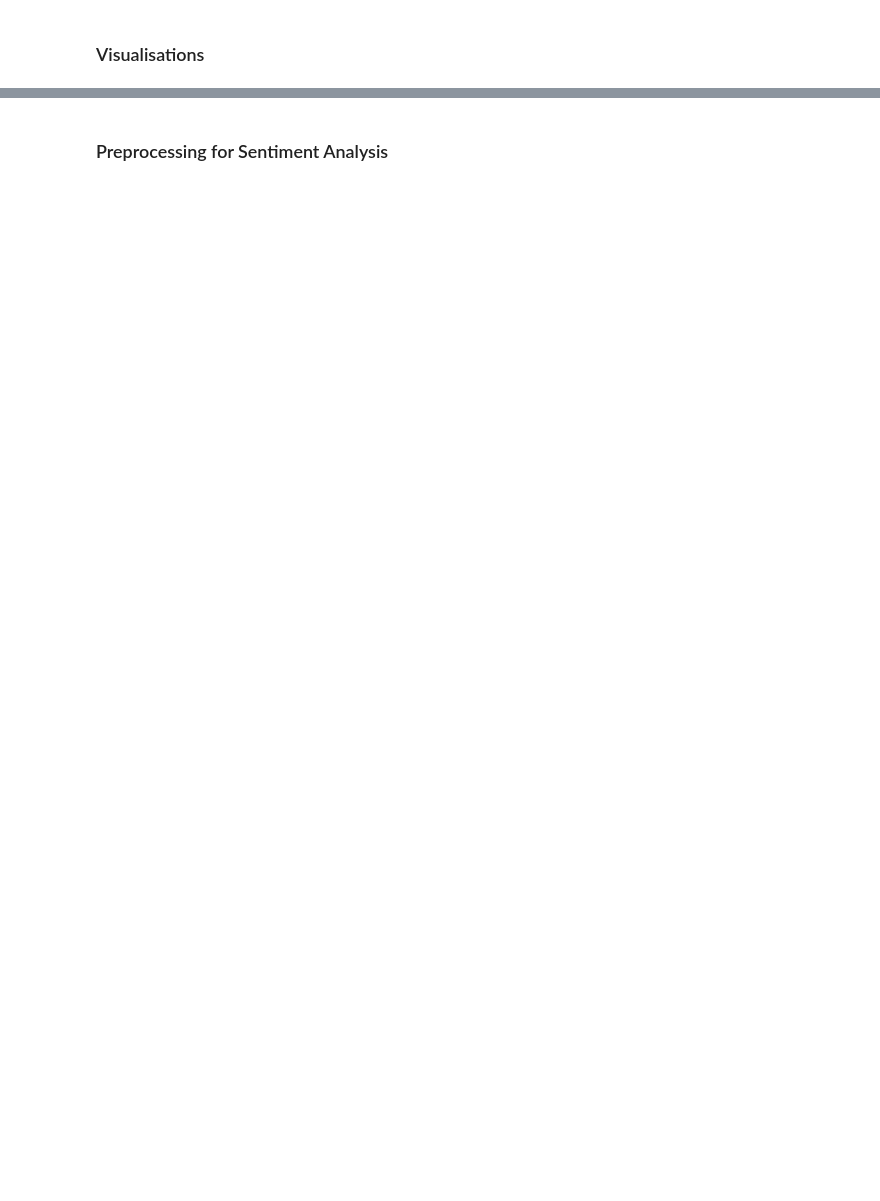
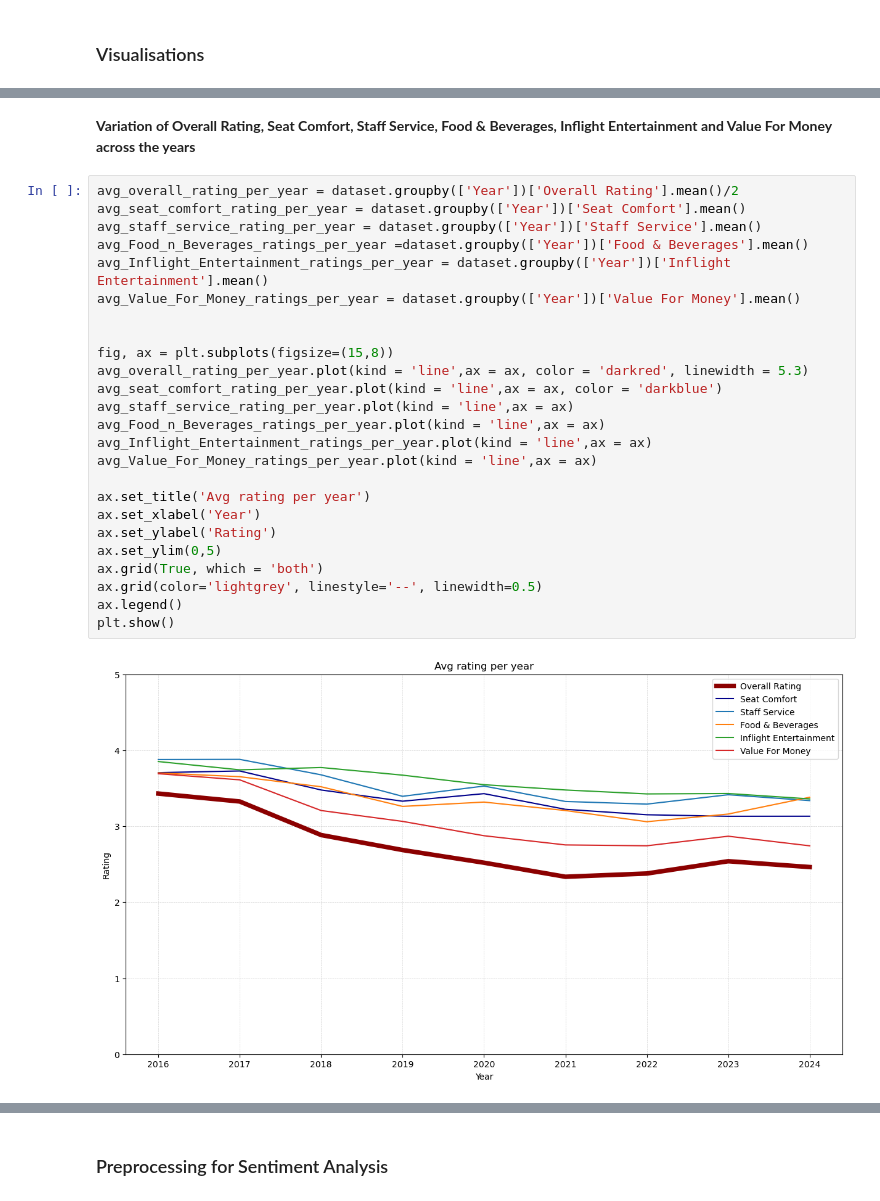
Before and after one commit to yeozs/MannheimDMProject, a Jupyter notebook: zs_preprocessing.ipynb, the cells around one changed output, grey strips where cells are left out. Cells and saved outputs as stored; diff of their text form; blank space fills up the shorter version.

```diff
--- a/zs_preprocessing.ipynb
+++ b/zs_preprocessing.ipynb
@@ -269,0 +284,29 @@ plt.show()
+# %% [markdown]
+**Variation of Overall Rating, Seat Comfort,  Staff Service, Food & Beverages, Inflight Entertainment and Value For Money across the years**
+# %%
+avg_overall_rating_per_year = dataset.groupby(['Year'])['Overall Rating'].mean()/2
+avg_seat_comfort_rating_per_year = dataset.groupby(['Year'])['Seat Comfort'].mean()
+avg_staff_service_rating_per_year = dataset.groupby(['Year'])['Staff Service'].mean()
+avg_Food_n_Beverages_ratings_per_year =dataset.groupby(['Year'])['Food & Beverages'].mean()
+avg_Inflight_Entertainment_ratings_per_year = dataset.groupby(['Year'])['Inflight Entertainment'].mean()
+avg_Value_For_Money_ratings_per_year = dataset.groupby(['Year'])['Value For Money'].mean()
+
+
+fig, ax = plt.subplots(figsize=(15,8))
+avg_overall_rating_per_year.plot(kind = 'line',ax = ax, color = 'darkred', linewidth = 5.3)
+avg_seat_comfort_rating_per_year.plot(kind = 'line',ax = ax, color = 'darkblue')
+avg_staff_service_rating_per_year.plot(kind = 'line',ax = ax)
+avg_Food_n_Beverages_ratings_per_year.plot(kind = 'line',ax = ax)
+avg_Inflight_Entertainment_ratings_per_year.plot(kind = 'line',ax = ax)
+avg_Value_For_Money_ratings_per_year.plot(kind = 'line',ax = ax)
+
+ax.set_title('Avg rating per year')
+ax.set_xlabel('Year')
+ax.set_ylabel('Rating')
+ax.set_ylim(0,5)
+ax.grid(True, which = 'both')
+ax.grid(color='lightgrey', linestyle='--', linewidth=0.5)
+ax.legend()
+plt.show()
+# %% [output]
+[figure, added]
```
Also changed, not shown: parts of 22 cells of this notebook, 2 other files.
